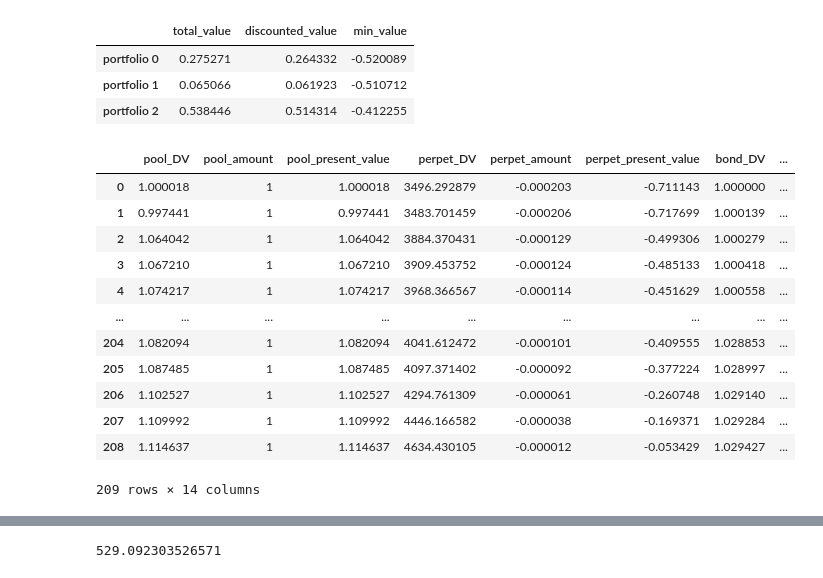
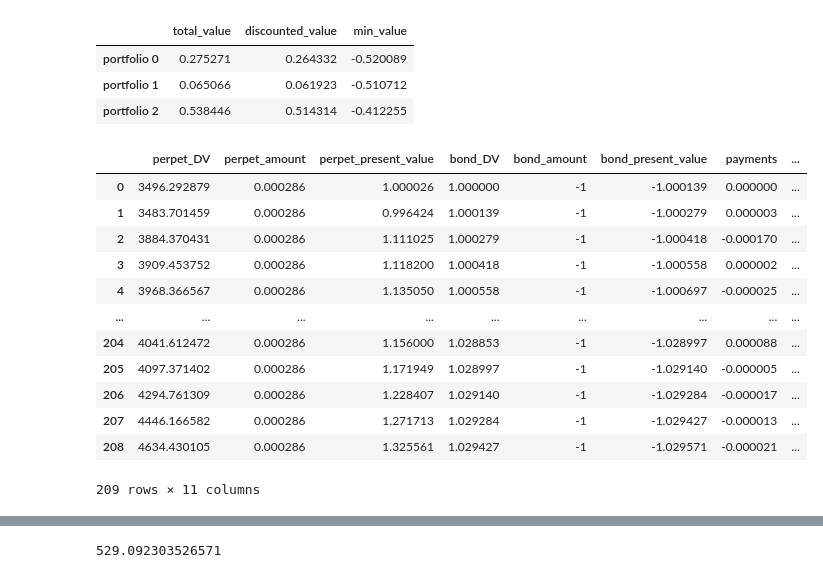
Before and after one commit to Leonardo130709/LPtools, a Jupyter notebook: Exploration.ipynb, the cells around one changed output, grey strips where cells are left out. Cells and saved outputs as stored; diff of their text form; code cells hidden in the pictures.

```diff
--- a/Exploration.ipynb
+++ b/Exploration.ipynb
@@ -137,21 +137,21 @@ runner.summary
 | portfolio 1 | 0.065066 | 0.061923 | -0.510712 |
 | portfolio 2 | 0.538446 | 0.514314 | -0.412255 |
 # %%
-runner.logs(2)
+runner.logs(0)
 # %% [output]
-|  | pool_DV | pool_amount | pool_present_value | perpet_DV | perpet_amount | perpet_present_value | bond_DV | ... |
-| 0 | 1.000018 | 1 | 1.000018 | 3496.292879 | -0.000203 | -0.711143 | 1.000000 | ... |
-| 1 | 0.997441 | 1 | 0.997441 | 3483.701459 | -0.000206 | -0.717699 | 1.000139 | ... |
-| 2 | 1.064042 | 1 | 1.064042 | 3884.370431 | -0.000129 | -0.499306 | 1.000279 | ... |
-| 3 | 1.067210 | 1 | 1.067210 | 3909.453752 | -0.000124 | -0.485133 | 1.000418 | ... |
-| 4 | 1.074217 | 1 | 1.074217 | 3968.366567 | -0.000114 | -0.451629 | 1.000558 | ... |
+|  | perpet_DV | perpet_amount | perpet_present_value | bond_DV | bond_amount | bond_present_value | payments | ... |
+| 0 | 3496.292879 | 0.000286 | 1.000026 | 1.000000 | -1 | -1.000139 | 0.000000 | ... |
+| 1 | 3483.701459 | 0.000286 | 0.996424 | 1.000139 | -1 | -1.000279 | 0.000003 | ... |
+| 2 | 3884.370431 | 0.000286 | 1.111025 | 1.000279 | -1 | -1.000418 | -0.000170 | ... |
+| 3 | 3909.453752 | 0.000286 | 1.118200 | 1.000418 | -1 | -1.000558 | 0.000002 | ... |
+| 4 | 3968.366567 | 0.000286 | 1.135050 | 1.000558 | -1 | -1.000697 | -0.000025 | ... |
 | ... | ... | ... | ... | ... | ... | ... | ... | ... |
-| 204 | 1.082094 | 1 | 1.082094 | 4041.612472 | -0.000101 | -0.409555 | 1.028853 | ... |
-| 205 | 1.087485 | 1 | 1.087485 | 4097.371402 | -0.000092 | -0.377224 | 1.028997 | ... |
-| 206 | 1.102527 | 1 | 1.102527 | 4294.761309 | -0.000061 | -0.260748 | 1.029140 | ... |
-| 207 | 1.109992 | 1 | 1.109992 | 4446.166582 | -0.000038 | -0.169371 | 1.029284 | ... |
-| 208 | 1.114637 | 1 | 1.114637 | 4634.430105 | -0.000012 | -0.053429 | 1.029427 | ... |
+| 204 | 4041.612472 | 0.000286 | 1.156000 | 1.028853 | -1 | -1.028997 | 0.000088 | ... |
+| 205 | 4097.371402 | 0.000286 | 1.171949 | 1.028997 | -1 | -1.029140 | -0.000005 | ... |
+| 206 | 4294.761309 | 0.000286 | 1.228407 | 1.029140 | -1 | -1.029284 | -0.000017 | ... |
+| 207 | 4446.166582 | 0.000286 | 1.271713 | 1.029284 | -1 | -1.029427 | -0.000013 | ... |
+| 208 | 4634.430105 | 0.000286 | 1.325561 | 1.029427 | -1 | -1.029571 | -0.000021 | ... |
-209 rows × 14 columns
+209 rows × 11 columns
 # %%
 runner.logs(1)
 # %% [output]
```
Also changed, not shown: parts of 3 cells of this notebook, 2 other files.
